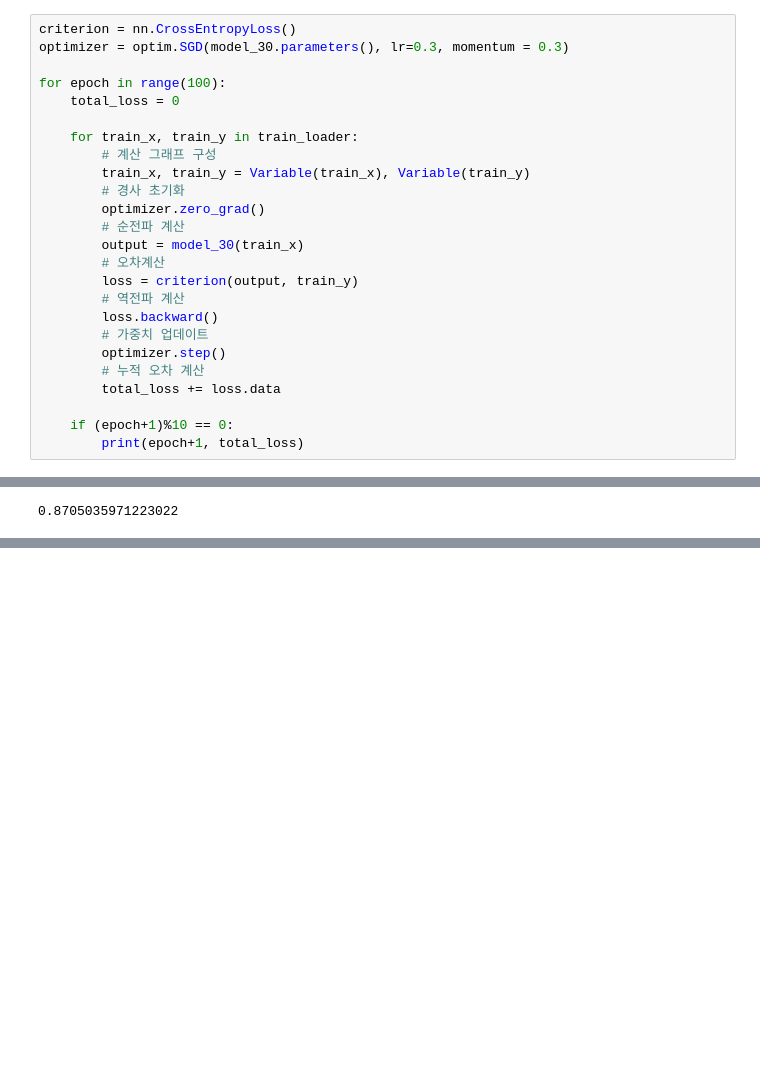
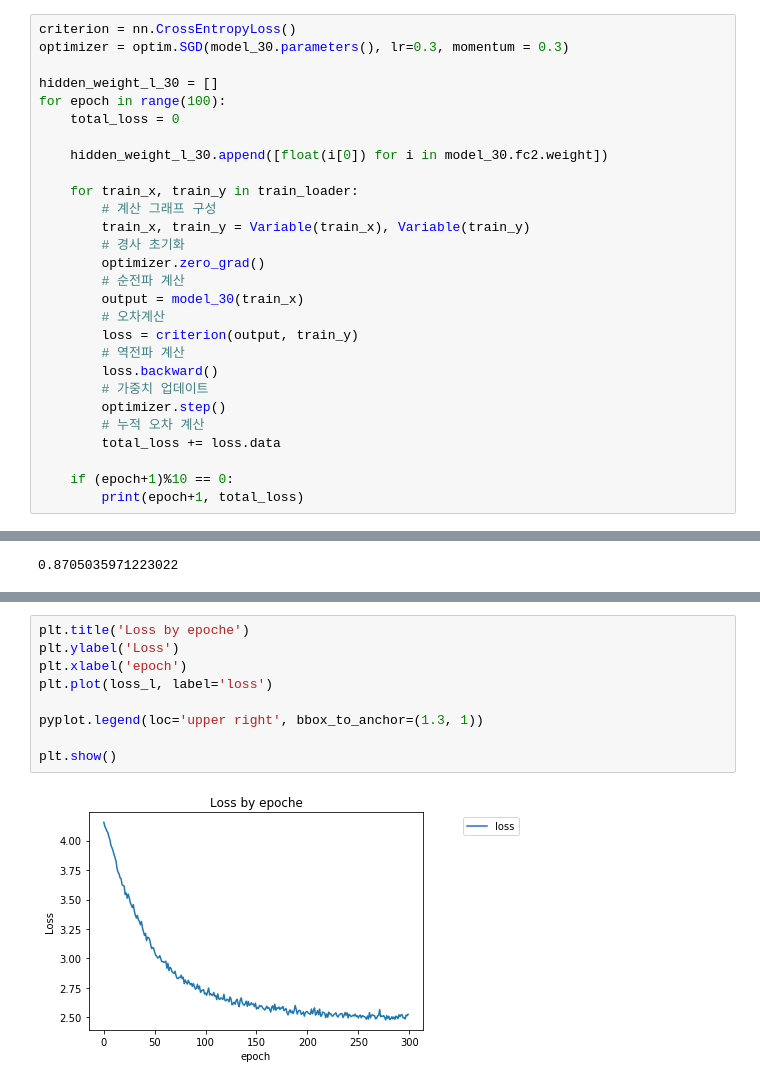
Before and after one commit to optboy/ANN, a Jupyter notebook: ANN.ipynb, the cells around one changed output, grey strips where cells are left out. Drawn from its saved outputs; the diff is of its cells as text; blank space fills up the shorter version.

```diff
--- a/ANN.ipynb
+++ b/ANN.ipynb
@@ -167,8 +169,11 @@ model_30 = Net(30)
 criterion = nn.CrossEntropyLoss()
 optimizer = optim.SGD(model_30.parameters(), lr=0.3, momentum = 0.3)
 
+hidden_weight_l_30 = []
 for epoch in range(100):
     total_loss = 0
+
+    hidden_weight_l_30.append([float(i[0]) for i in model_30.fc2.weight])
 
     for train_x, train_y in train_loader:
         # 계산 그래프 구성
@@ -211,0 +275,11 @@ accuracy
+# %%
+plt.title('Loss by epoche')
+plt.ylabel('Loss')
+plt.xlabel('epoch')
+plt.plot(loss_l, label='loss')
+
+pyplot.legend(loc='upper right', bbox_to_anchor=(1.3, 1))
+
+plt.show()
+# %% [output]
+[figure, added]
```
Also changed, not shown: parts of 9 cells of this notebook.
